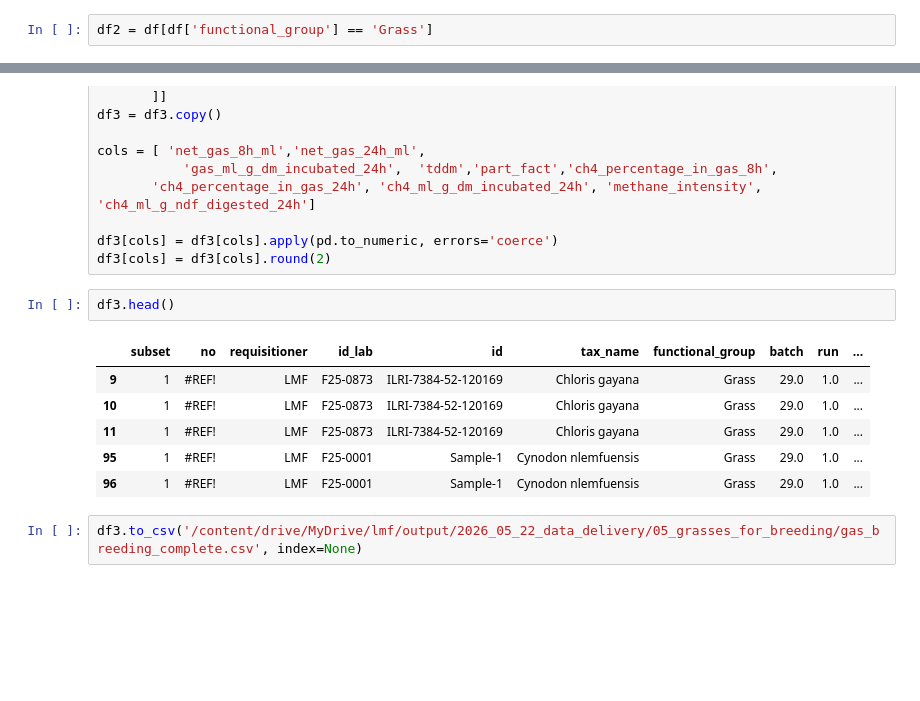
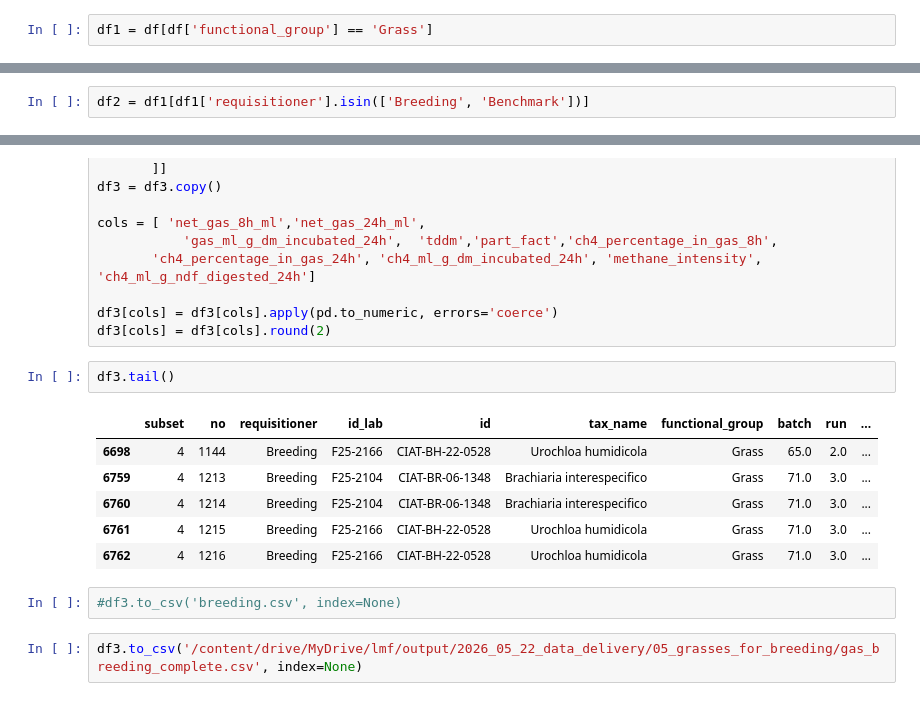
Before and after one commit to maurope/lmf, a Jupyter notebook: notebooks/2026/2026_05_22_data_delivery.ipynb, the cells around one changed output, grey strips where cells are left out. Drawn from its saved outputs; the diff is of its cells as text; blank space fills up the shorter version.

```diff
--- a/notebooks/2026/2026_05_22_data_delivery.ipynb
+++ b/notebooks/2026/2026_05_22_data_delivery.ipynb
@@ -343,2 +350,2 @@ array(['Forage', 'Concentrate', 'Herbaceous_legumes', 'Grass',
 # %%
-df2 = df[df['functional_group'] == 'Grass']
+df1 = df[df['functional_group'] == 'Grass']
@@ -345,3 +354,5 @@ df2 = df[df['functional_group'] == 'Grass']
+# %%
+df2 = df1[df1['requisitioner'].isin(['Breeding', 'Benchmark'])]
 # %%
 df2.columns
 # %% [output]
@@ -371,14 +382,16 @@ cols = [ 'net_gas_8h_ml','net_gas_24h_ml',
 df3[cols] = df3[cols].apply(pd.to_numeric, errors='coerce')
 df3[cols] = df3[cols].round(2)
 # %%
-df3.head()
+df3.tail()
 # %% [output]
 |  | subset | no | requisitioner | id_lab | id | tax_name | functional_group | batch | run | ... |
-| 9 | 1 | #REF! | LMF | F25-0873 | ILRI-7384-52-120169 | Chloris gayana | Grass | 29.0 | 1.0 | ... |
-| 10 | 1 | #REF! | LMF | F25-0873 | ILRI-7384-52-120169 | Chloris gayana | Grass | 29.0 | 1.0 | ... |
-| 11 | 1 | #REF! | LMF | F25-0873 | ILRI-7384-52-120169 | Chloris gayana | Grass | 29.0 | 1.0 | ... |
-| 95 | 1 | #REF! | LMF | F25-0001 | Sample-1 | Cynodon nlemfuensis | Grass | 29.0 | 1.0 | ... |
-| 96 | 1 | #REF! | LMF | F25-0001 | Sample-1 | Cynodon nlemfuensis | Grass | 29.0 | 1.0 | ... |
+| 6698 | 4 | 1144 | Breeding | F25-2166 | CIAT-BH-22-0528 | Urochloa humidicola | Grass | 65.0 | 2.0 | ... |
+| 6759 | 4 | 1213 | Breeding | F25-2104 | CIAT-BR-06-1348 | Brachiaria interespecifico | Grass | 71.0 | 3.0 | ... |
+| 6760 | 4 | 1214 | Breeding | F25-2104 | CIAT-BR-06-1348 | Brachiaria interespecifico | Grass | 71.0 | 3.0 | ... |
+| 6761 | 4 | 1215 | Breeding | F25-2166 | CIAT-BH-22-0528 | Urochloa humidicola | Grass | 71.0 | 3.0 | ... |
+| 6762 | 4 | 1216 | Breeding | F25-2166 | CIAT-BH-22-0528 | Urochloa humidicola | Grass | 71.0 | 3.0 | ... |
+# %%
+#df3.to_csv('breeding.csv', index=None)
 # %%
 df3.to_csv('/content/drive/MyDrive/lmf/output/2026_05_22_data_delivery/05_grasses_for_breeding/gas_breeding_complete.csv', index=None)
 # %% [markdown]
```
Also changed, not shown: parts of 32 cells of this notebook, 19 other files.
